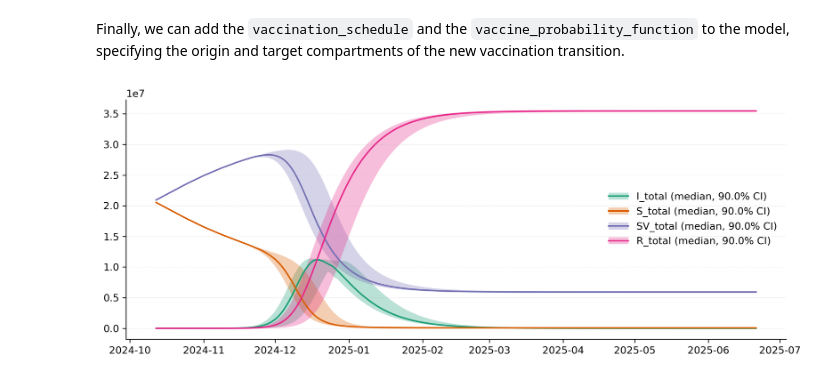
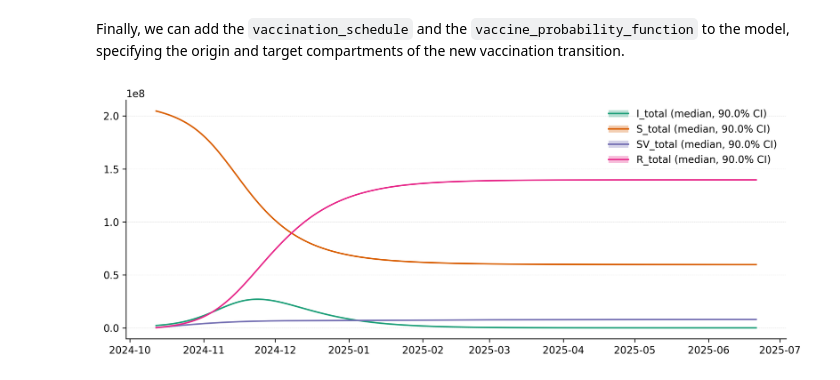
Before and after one commit to mobs-lab/epymodelingsuite, a Jupyter notebook: tutorials/Tutorial_Vaccinations.ipynb, the cells around one changed output. Drawn from its saved outputs; the diff is of its cells as text; code cells hidden in the pictures.

```diff
--- a/tutorials/Tutorial_Vaccinations.ipynb
+++ b/tutorials/Tutorial_Vaccinations.ipynb
@@ -65,11 +72,34 @@ Next, we need to define a vaccination probability function. This requires two ar
 # %%
-vaccine_probability_function = make_vaccination_probability_function("S", ["S", "R"])
+vaccine_probability_function = make_vaccination_probability_function(
+    origin_compartment="S",
+    eligible_compartments=["S", "R"]
+)
 # %% [markdown]
 Finally, we can add the `vaccination_schedule` and the `vaccine_probability_function` to the model, specifying the origin and target compartments of the new vaccination transition.
 # %%
-model = add_vaccination_schedule(model=model,
-                                 vaccine_probability_function = vaccine_probability_function,
-                                 location ="California",
-                                 source_comp="S",
-                                 target_comp="SV",
-                                 vaccination_schedule = vaccination_schedule)
+model = add_vaccination_schedule(
+    model=model,
+    vaccine_probability_function = vaccine_probability_function,
+    location ="California",
+    source_comp="S",
+    target_comp="SV",
+    vaccination_schedule = vaccination_schedule
+)
+# simulate
+np.random.seed(19)
+model.add_parameter(parameters_dict={"beta": 0.003, "mu": 0.1, "VE": 0.8})
+results = model.run_simulations(
+    start_date=date_start,
+    end_date=date_stop,
+    # percentage_in_agents=10 / model.population.Nk.sum(),
+    initial_conditions_dict={
+        "S": 0.99 * model.population.Nk.sum(),
+        "SV": 0.0,
+        "I": 0.01 * model.population.Nk.sum(),
+        "R": 0.0},
+    Nsim=100
+)
+df_quantiles = results.get_quantiles_compartments()
+ax = plot_quantiles(df_quantiles, columns=["I_total", "S_total", "SV_total", "R_total"], legend_loc="best")
+# %% [output]
+[figure, added]
@@ -82,5 +105,0 @@ results = model.run_simulations(start_date=start_date,
-# %%
-df_quantiles_comps = results.get_quantiles_compartments()
-ax = plot_quantiles(df_quantiles_comps, columns=["I_total", "S_total", "SV_total", "R_total"], legend_loc="center right")
-# %% [output]
-[figure, removed]
```
Also changed, not shown: parts of 14 cells of this notebook, 2 other files.
